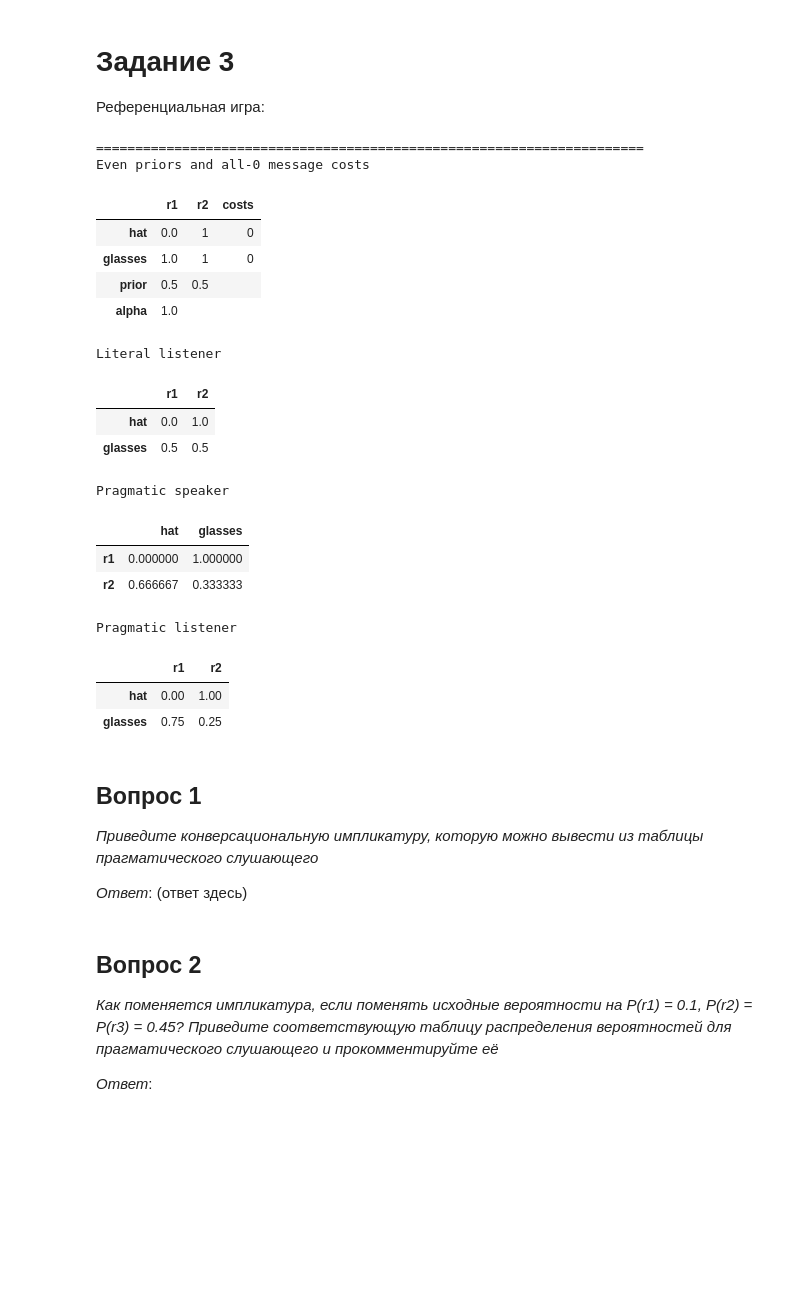
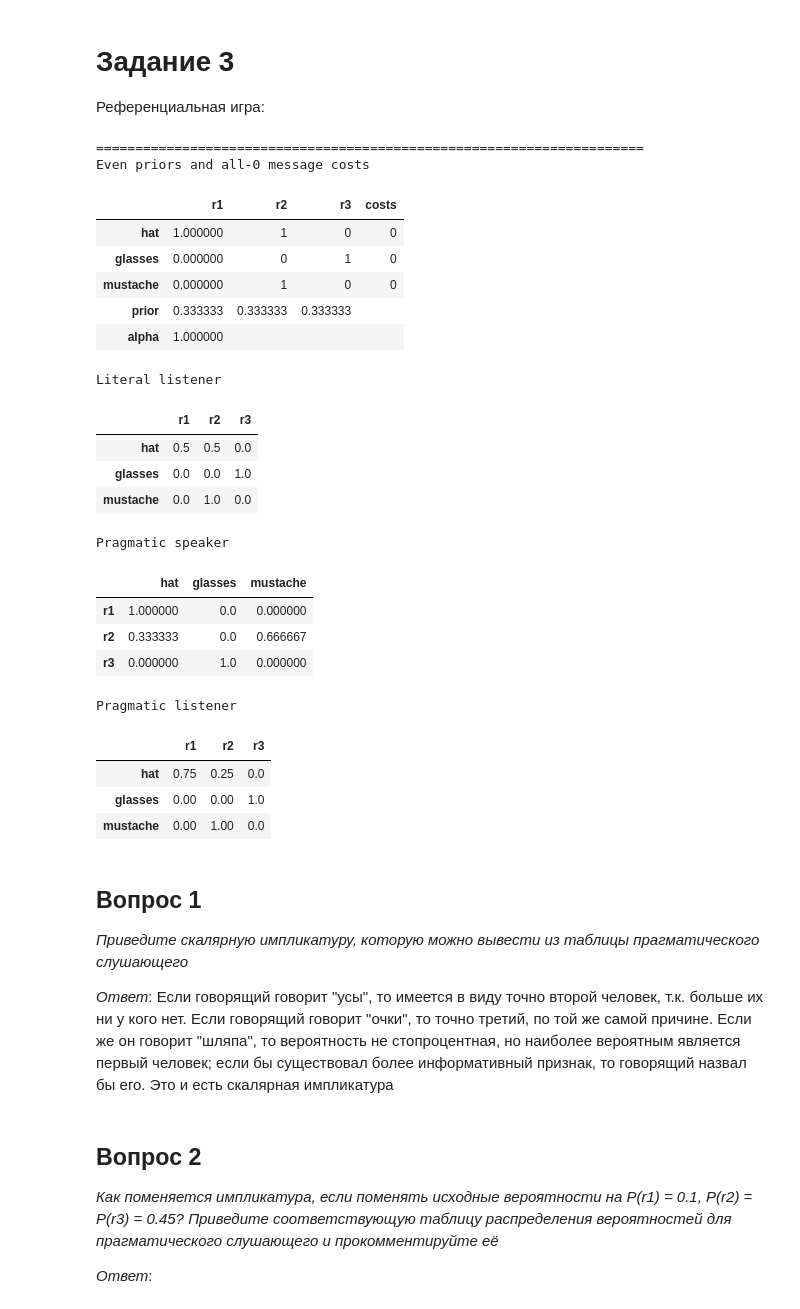
Before and after one commit to arstotrix/semantics_and_whatnot, a Jupyter notebook: task3/RSA_QnA.ipynb, the cells around one changed output. Drawn from its saved outputs; the diff is of its cells as text; code cells hidden in the pictures; blank space fills up the shorter version.

```diff
--- a/task3/RSA_QnA.ipynb
+++ b/task3/RSA_QnA.ipynb
@@ -100,42 +107,46 @@ if __name__ == '__main__':
 # %%
     print("="*70 + "\nEven priors and all-0 message costs\n")
-    basic_mod = RSA(lexicon=lex, prior=[0.5, 0.5], costs=[0.0, 0.0])
+    basic_mod = RSA(lexicon=lex, prior=[1/3, 1/3, 1/3], costs=[0.0, 0.0, 0.0])
 
     display_reference_game(basic_mod)
 
     print("\nLiteral listener")
     display(basic_mod.literal_listener())
 
     print("\nPragmatic speaker")
     display(basic_mod.speaker())
 
     print("\nPragmatic listener")
     display(basic_mod.listener())
 # %% [output]
 ======================================================================
 Even priors and all-0 message costs
-|  | r1 | r2 | costs |
-| hat | 0.0 | 1 | 0 |
-| glasses | 1.0 | 1 | 0 |
-| prior | 0.5 | 0.5 |  |
-| alpha | 1.0 |  |  |
+|  | r1 | r2 | r3 | costs |
+| hat | 1.000000 | 1 | 0 | 0 |
+| glasses | 0.000000 | 0 | 1 | 0 |
+| mustache | 0.000000 | 1 | 0 | 0 |
+| prior | 0.333333 | 0.333333 | 0.333333 |  |
+| alpha | 1.000000 |  |  |  |
 Literal listener
-|  | r1 | r2 |
-| hat | 0.0 | 1.0 |
-| glasses | 0.5 | 0.5 |
+|  | r1 | r2 | r3 |
+| hat | 0.5 | 0.5 | 0.0 |
+| glasses | 0.0 | 0.0 | 1.0 |
+| mustache | 0.0 | 1.0 | 0.0 |
 Pragmatic speaker
-|  | hat | glasses |
-| r1 | 0.000000 | 1.000000 |
-| r2 | 0.666667 | 0.333333 |
+|  | hat | glasses | mustache |
+| r1 | 1.000000 | 0.0 | 0.000000 |
+| r2 | 0.333333 | 0.0 | 0.666667 |
+| r3 | 0.000000 | 1.0 | 0.000000 |
 Pragmatic listener
-|  | r1 | r2 |
-| hat | 0.00 | 1.00 |
-| glasses | 0.75 | 0.25 |
+|  | r1 | r2 | r3 |
+| hat | 0.75 | 0.25 | 0.0 |
+| glasses | 0.00 | 0.00 | 1.0 |
+| mustache | 0.00 | 1.00 | 0.0 |
-# %% [markdown]
-## **Вопрос 1**
-*Приведите конверсациональную импликатуру, которую можно вывести из таблицы прагматического слушающего*
-
-*Ответ*: (ответ здесь)
+# %% [markdown]
+## **Вопрос 1**
+*Приведите скалярную импликатуру, которую можно вывести из таблицы прагматического слушающего*
+
+*Ответ*: Если говорящий говорит "усы", то имеется в виду точно второй человек, т.к. больше их ни у кого нет. Если говорящий говорит "очки", то точно третий, по той же самой причине. Если же он говорит "шляпа", то вероятность не стопроцентная, но наиболее вероятным является первый человек; если бы существовал более информативный признак, то говорящий назвал бы его. Это и есть скалярная импликатура
 # %% [markdown]
 ## **Вопрос 2**
 *Как поменяется импликатура, если поменять исходные вероятности на P(r1) = 0.1, P(r2) = P(r3) = 0.45? Приведите соответствующую таблицу распределения вероятностей для прагматического слушающего и прокомментируйте её*
```
Also changed, not shown: parts of 18 cells of this notebook.
